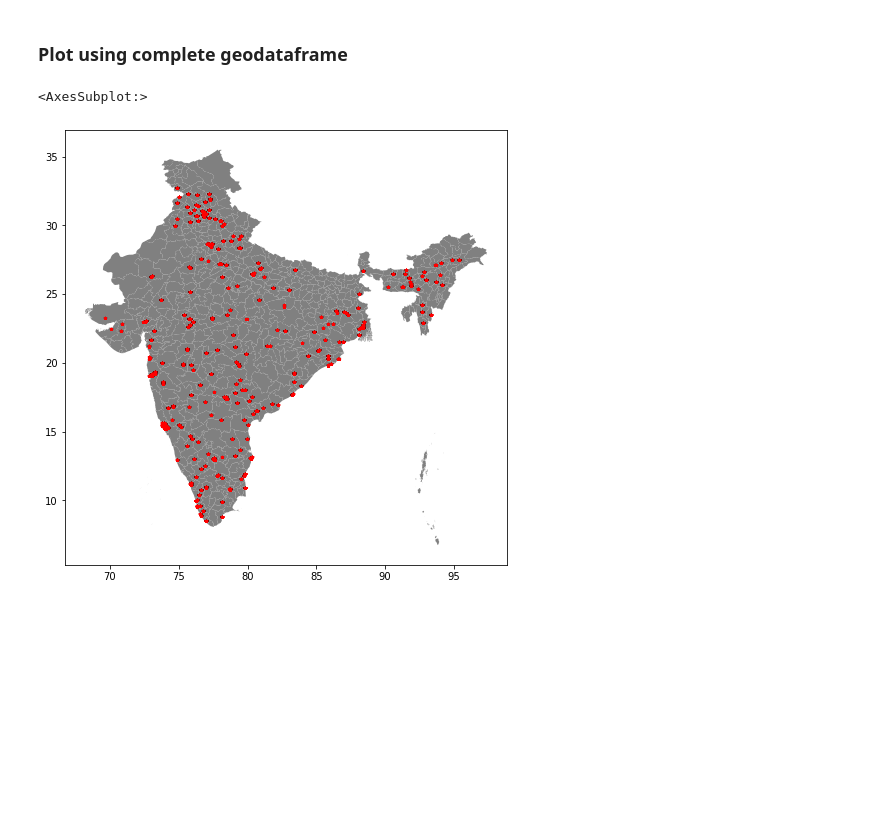
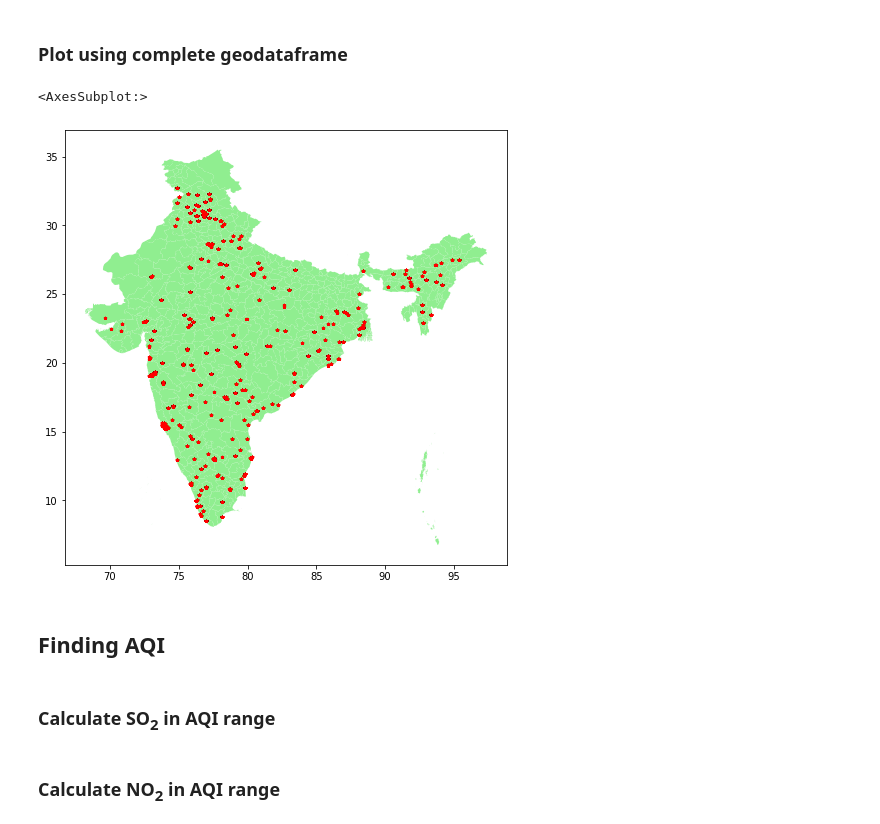
Before and after one commit to adarshm-26/Predicting-Anaemia-Occurrence, a Jupyter notebook: DWDM_Air_Quality_Index.ipynb, the cells around one changed output. Saved outputs shown, nothing was run; the diff lists cells and outputs as text; code cells hidden in the pictures; blank space fills up the shorter version.

```diff
--- a/DWDM_Air_Quality_Index.ipynb
+++ b/DWDM_Air_Quality_Index.ipynb
@@ -199,13 +199,17 @@ error_prone_points[error_prone_points.columns.difference(['geometry'])]
 ### Plot using complete geodataframe
 # %%
 ig, ax = plt.subplots(1, figsize=(8,8))
-base = india_districts.plot(ax=ax, color='grey')
+base = india_districts.plot(ax=ax, color='lightgreen')
 pollution_geom_copy[pollution_geom_copy.geometry.is_valid == True].plot(ax=base, color='red', marker='*', markersize=5)
 # %% [output]
 <AxesSubplot:>
-[figure, old version]
+[figure, new version]
 # %%
 aqi_data = pollution_geom_copy[pollution_geom_copy.geometry.is_valid == True].copy()
+# %% [markdown]
+## Finding AQI
+# %% [markdown]
+### Calculate SO<sub>2</sub> in AQI range
 # %%
 def calculate_so2_aqi_range(so2):
     if pd.isna(so2):
@@ -224,6 +228,8 @@ def calculate_so2_aqi_range(so2):
      si= 400+(so2-1600)/8
     return si
 aqi_data['si']=aqi_data["SO2"].apply(calculate_so2_aqi_range)
+# %% [markdown]
+### Calculate NO<sub>2</sub> in AQI range
 # %%
 def calculate_no2_aqi_range(no2):
     if pd.isna(no2):
```
Also changed, not shown: parts of 66 cells of this notebook.
